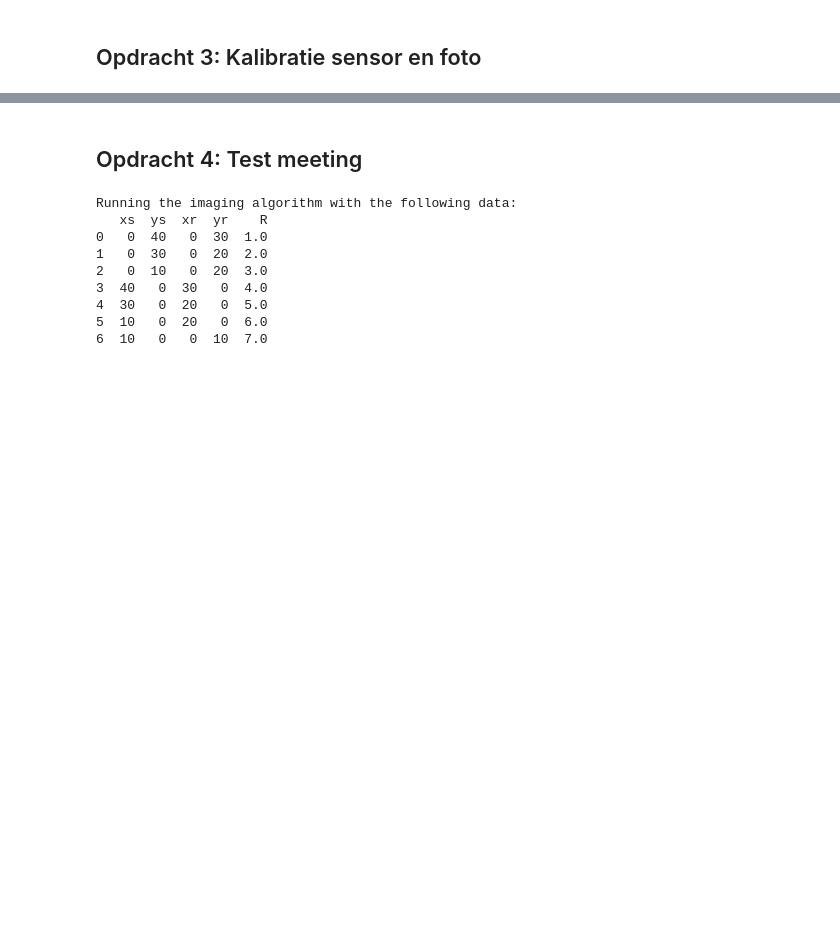
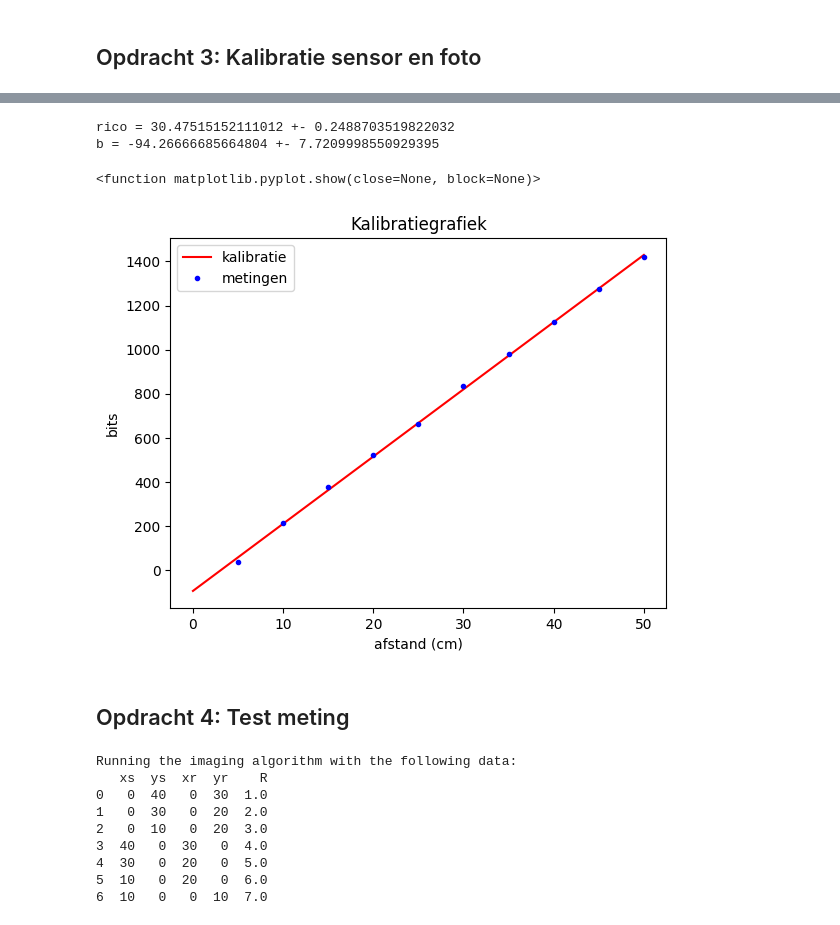
Before and after one commit to OLvanVelze/opdrachten-DEF-D-OVV, a Jupyter notebook: FysiekeOntwerpopdrachten/4OntwerpEenAlgoritmeEchoAkoestisch/DEFOntwerpopdracht4AlgoritmeInvulTemplate.ipynb, the cells around one changed output, grey strips where cells are left out. Saved outputs shown, nothing was run; the diff lists cells and outputs as text; code cells hidden in the pictures; blank space fills up the shorter version.

```diff
--- a/FysiekeOntwerpopdrachten/4OntwerpEenAlgoritmeEchoAkoestisch/DEFOntwerpopdracht4AlgoritmeInvulTemplate.ipynb
+++ b/FysiekeOntwerpopdrachten/4OntwerpEenAlgoritmeEchoAkoestisch/DEFOntwerpopdracht4AlgoritmeInvulTemplate.ipynb
@@ -46,7 +45,39 @@ kalibratie-opstelling groep [nummer]
 # %%
 # verwerk hier jullie kalibratiemetingen
+
+afstand = np.array([5, 10, 15, 20, 25, 30, 35, 40, 45, 50])#*1e-2
+arduinounit = np.array([37, 213, 375, 522, 663, 834, 978, 1124, 1273, 1419])
+
+def kalibratie(x, a, b):
+    return a*x + b
+
+var, cov = curve_fit(kalibratie, afstand, arduinounit)
+print("rico =",var[0], "+-", np.sqrt(cov[0,0]))
+print("b =", var[1], "+-", np.sqrt(cov[1,1]))
+
+xvariabelen = np.linspace(0, 50, 100)
+
+#--------------------------
+def functie(x):
+    return var[0]*x + var[1]
+#--------------------------
+
+plt.figure()
+plt.plot(xvariabelen, kalibratie(xvariabelen, var[0], var[1]), 'r-', label='kalibratie')
+plt.plot(afstand, arduinounit, 'b.', label='metingen')
+
+plt.xlabel('afstand (cm)')
+plt.ylabel('bits')
+plt.title('Kalibratiegrafiek')
+plt.legend()
+plt.show
+# %% [output]
+rico = 30.47515152111012 +- 0.2488703519822032
+b = -94.26666685664804 +- 7.7209998550929395
+<function matplotlib.pyplot.show(close=None, block=None)>
+[figure, added]
 # %% [markdown]
-## Opdracht 4: Test meeting
+## Opdracht 4: Test meting
 # %%
 # Vul onderstaande matrixen aan met jullie meetgegevens.
 # De getallen 1.0, 2.0, 3.0, 4.0, 5.0, 6.0 en 7.0 moet je door je eigen metingen (in cm!) vervangen.
```
Also changed, not shown: parts of 2 cells of this notebook.
